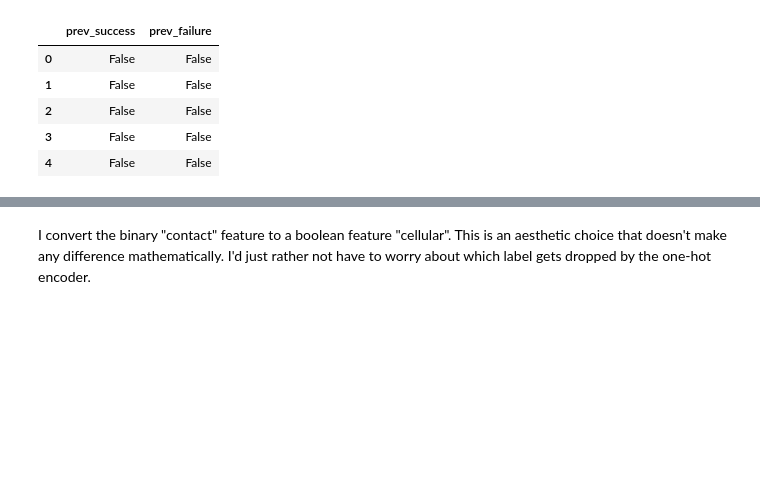
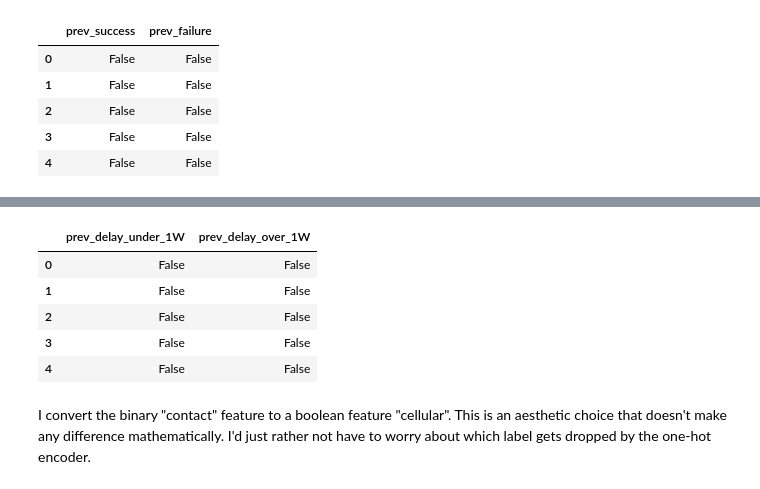
Before and after one commit to ndgigliotti/dsc-phase-3-project, a Jupyter notebook: index.ipynb, the cells around one changed output, grey strips where cells are left out. Saved outputs shown, nothing was run; the diff lists cells and outputs as text; code cells hidden in the pictures; blank space fills up the shorter version.

```diff
--- a/index.ipynb
+++ b/index.ipynb
@@ -227,3 +201,15 @@ df.filter(like="prev_delay")
+# %%
+df["prev_delay_under_1W"] = df["days_since_prev"] < 7
+df["prev_delay_over_1W"] = df["days_since_prev"] >= 7
+df.drop(columns="days_since_prev", inplace=True)
+df.filter(like="prev_delay_").head()
+# %% [output]
+|  | prev_delay_under_1W | prev_delay_over_1W |
+| 0 | False | False |
+| 1 | False | False |
+| 2 | False | False |
+| 3 | False | False |
+| 4 | False | False |
 # %% [markdown]
 I convert the binary "contact" feature to a boolean feature "cellular". This is an aesthetic choice that doesn't make any difference mathematically. I'd just rather not have to worry about which label gets dropped by the one-hot encoder.
 # %%
```
Also changed, not shown: parts of 4 cells of this notebook.
